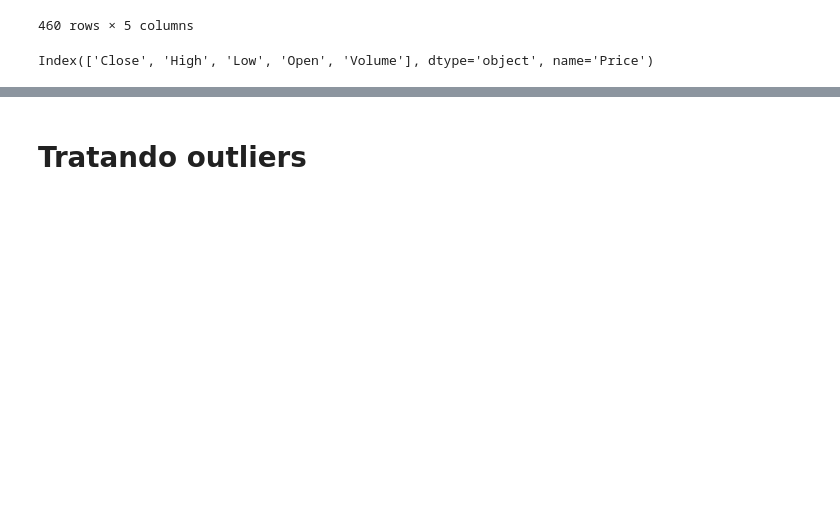
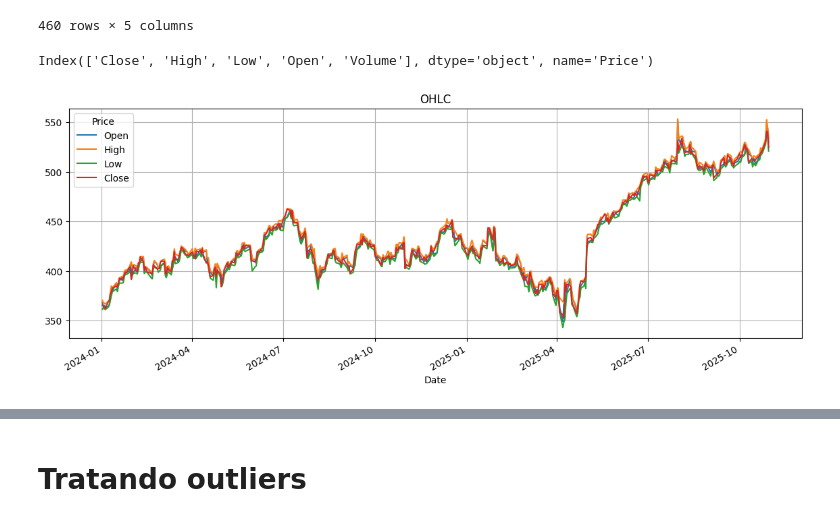
Before and after one commit to tiagoparibeiro/5mlet-tc4-lstm, a Jupyter notebook: notebooks/exploracao.ipynb, the cells around one changed output, grey strips where cells are left out. Drawn from its saved outputs; the diff is of its cells as text; code cells hidden in the pictures; blank space fills up the shorter version.

Commit message:
ft: jupyter notebook - plots exploratorios

```diff
--- a/notebooks/exploracao.ipynb
+++ b/notebooks/exploracao.ipynb
@@ -93,3 +118,10 @@ df
 df.columns
 # %% [output]
 Index(['Close', 'High', 'Low', 'Open', 'Volume'], dtype='object', name='Price')
+# %%
+df[['Open', 'High', 'Low', 'Close']].plot(figsize=(14,5))
+plt.title("OHLC")
+plt.grid(True)
+plt.show()
+# %% [output]
+[figure, added]
```
Also changed, not shown: parts of 16 cells of this notebook, 1 other file.
